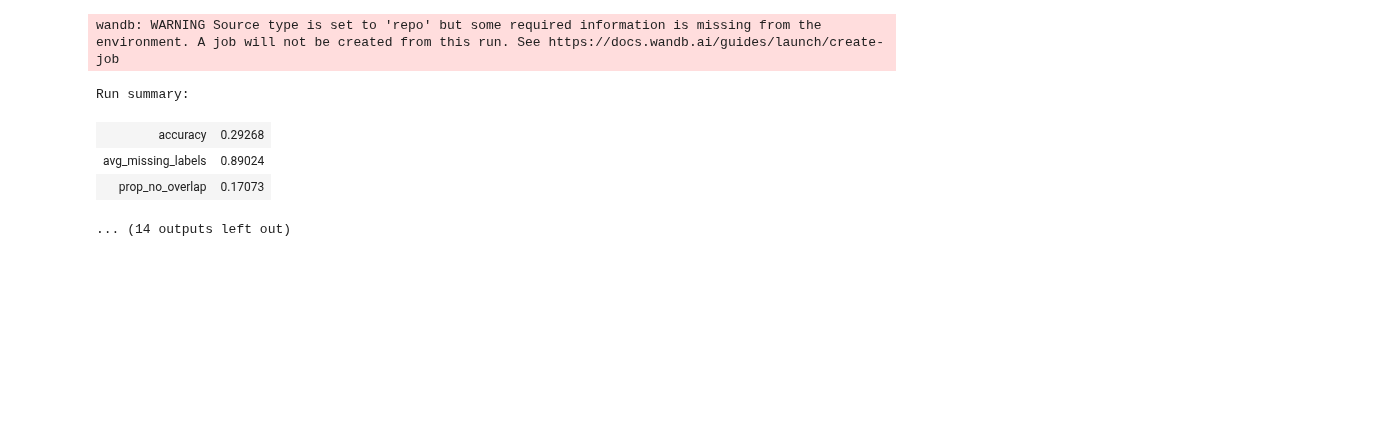
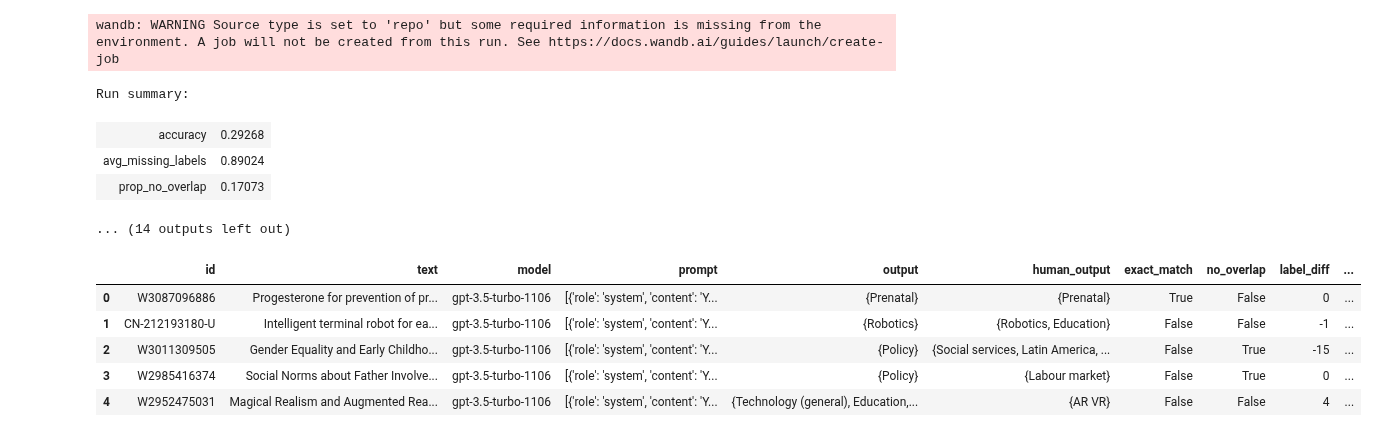
Before and after one commit to nestauk/discovery_child_development, a Jupyter notebook: discovery_child_development/notebooks/labelling/evaluate_taxonomy_labelling.ipynb, the cells around one changed output. Saved outputs shown, nothing was run; the diff lists cells and outputs as text; code cells hidden in the pictures; blank space fills up the shorter version.

```diff
--- a/discovery_child_development/notebooks/labelling/evaluate_taxonomy_labelling.ipynb
+++ b/discovery_child_development/notebooks/labelling/evaluate_taxonomy_labelling.ipynb
@@ -239,3 +270,12 @@ Run summary:
 | avg_missing_labels | 0.89024 |
 | prop_no_overlap | 0.17073 |
 ... (14 outputs left out)
+# %%
+pd.DataFrame(results['gpt-3.5-turbo-1106']['outputs']).head()
+# %% [output]
+|  | id | text | model | prompt | output | human_output | exact_match | no_overlap | label_diff | ... |
+| 0 | W3087096886 | Progesterone for prevention of pr... | gpt-3.5-turbo-1106 | [{'role': 'system', 'content': 'Y... | {Prenatal} | {Prenatal} | True | False | 0 | ... |
+| 1 | CN-212193180-U | Intelligent terminal robot for ea... | gpt-3.5-turbo-1106 | [{'role': 'system', 'content': 'Y... | {Robotics} | {Robotics, Education} | False | False | -1 | ... |
+| 2 | W3011309505 | Gender Equality and Early Childho... | gpt-3.5-turbo-1106 | [{'role': 'system', 'content': 'Y... | {Policy} | {Social services, Latin America, ... | False | True | -15 | ... |
+| 3 | W2985416374 | Social Norms about Father Involve... | gpt-3.5-turbo-1106 | [{'role': 'system', 'content': 'Y... | {Policy} | {Labour market} | False | True | 0 | ... |
+| 4 | W2952475031 | Magical Realism and Augmented Rea... | gpt-3.5-turbo-1106 | [{'role': 'system', 'content': 'Y... | {Technology (general), Education,... | {AR VR} | False | False | 4 | ... |
```
Also changed, not shown: parts of 2 cells of this notebook, 5 other files.
